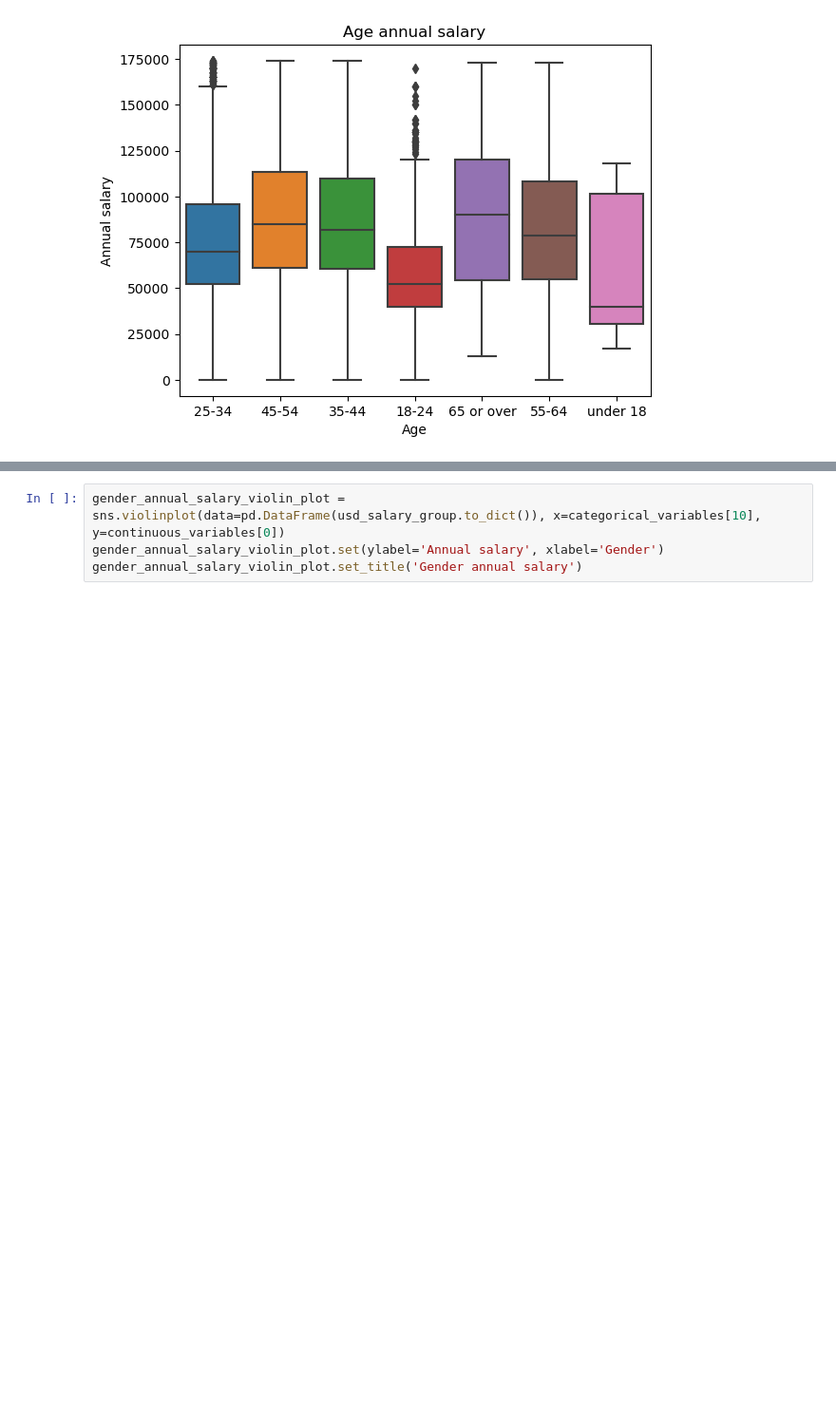
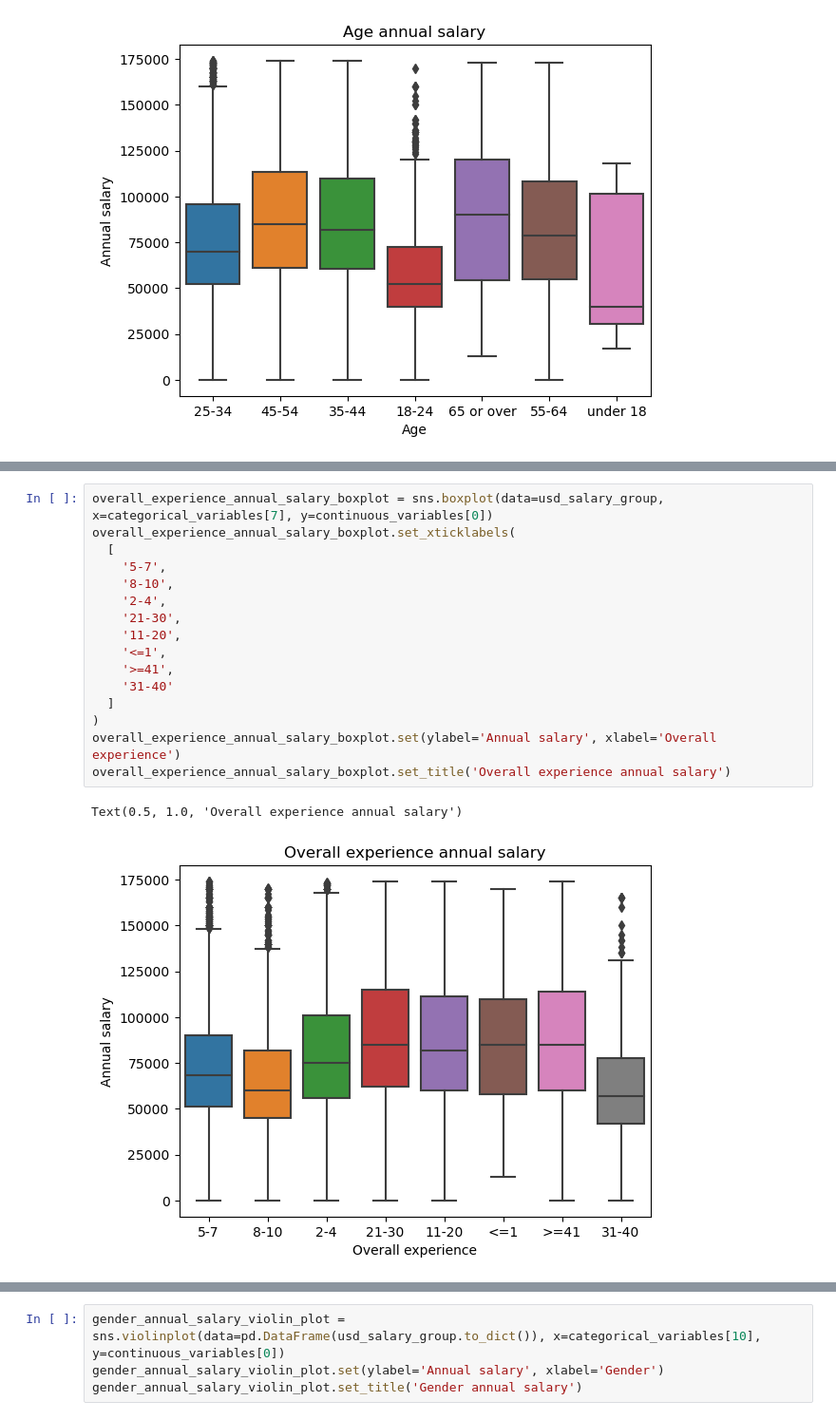
Before and after one commit to armandolezama/data-science-portfolio, a Jupyter notebook: Data_Science_Cycle/Ask_A_Manager_Salary_Survey_2021/Ask_A_Manager_Salary_Survey_2021.ipynb, the cells around one changed output, grey strips where cells are left out. Shown at 95% size. Cells and saved outputs as stored; diff of their text form; blank space fills up the shorter version.

```diff
--- a/Data_Science_Cycle/Ask_A_Manager_Salary_Survey_2021/Ask_A_Manager_Salary_Survey_2021.ipynb
+++ b/Data_Science_Cycle/Ask_A_Manager_Salary_Survey_2021/Ask_A_Manager_Salary_Survey_2021.ipynb
@@ -538,3 +506,22 @@ education_level_annual_salary_boxplot.set_title('Education level annual salary')
 # %% [output]
 Text(0.5, 1.0, 'Education level annual salary')
 [figure]
+# %%
+overall_experience_annual_salary_boxplot = sns.boxplot(data=usd_salary_group, x=categorical_variables[7], y=continuous_variables[0])
+overall_experience_annual_salary_boxplot.set_xticklabels(
+  [
+    '5-7',
+    '8-10',
+    '2-4',
+    '21-30',
+    '11-20',
+    '<=1',
+    '>=41',
+    '31-40'
+  ]
+)
+overall_experience_annual_salary_boxplot.set(ylabel='Annual salary', xlabel='Overall experience')
+overall_experience_annual_salary_boxplot.set_title('Overall experience annual salary')
+# %% [output]
+Text(0.5, 1.0, 'Overall experience annual salary')
+[figure, added]
```
Also changed, not shown: parts of 16 cells of this notebook.
